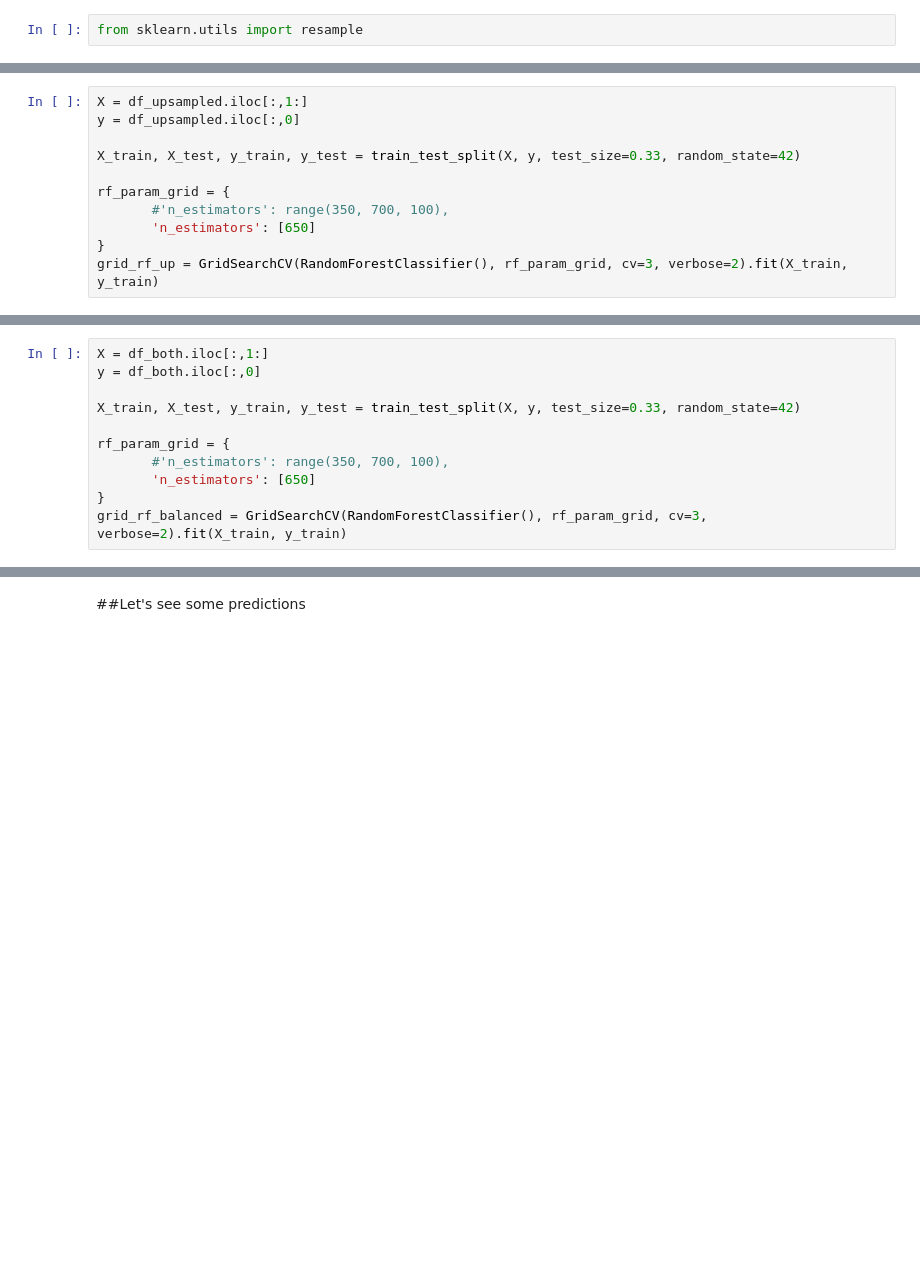
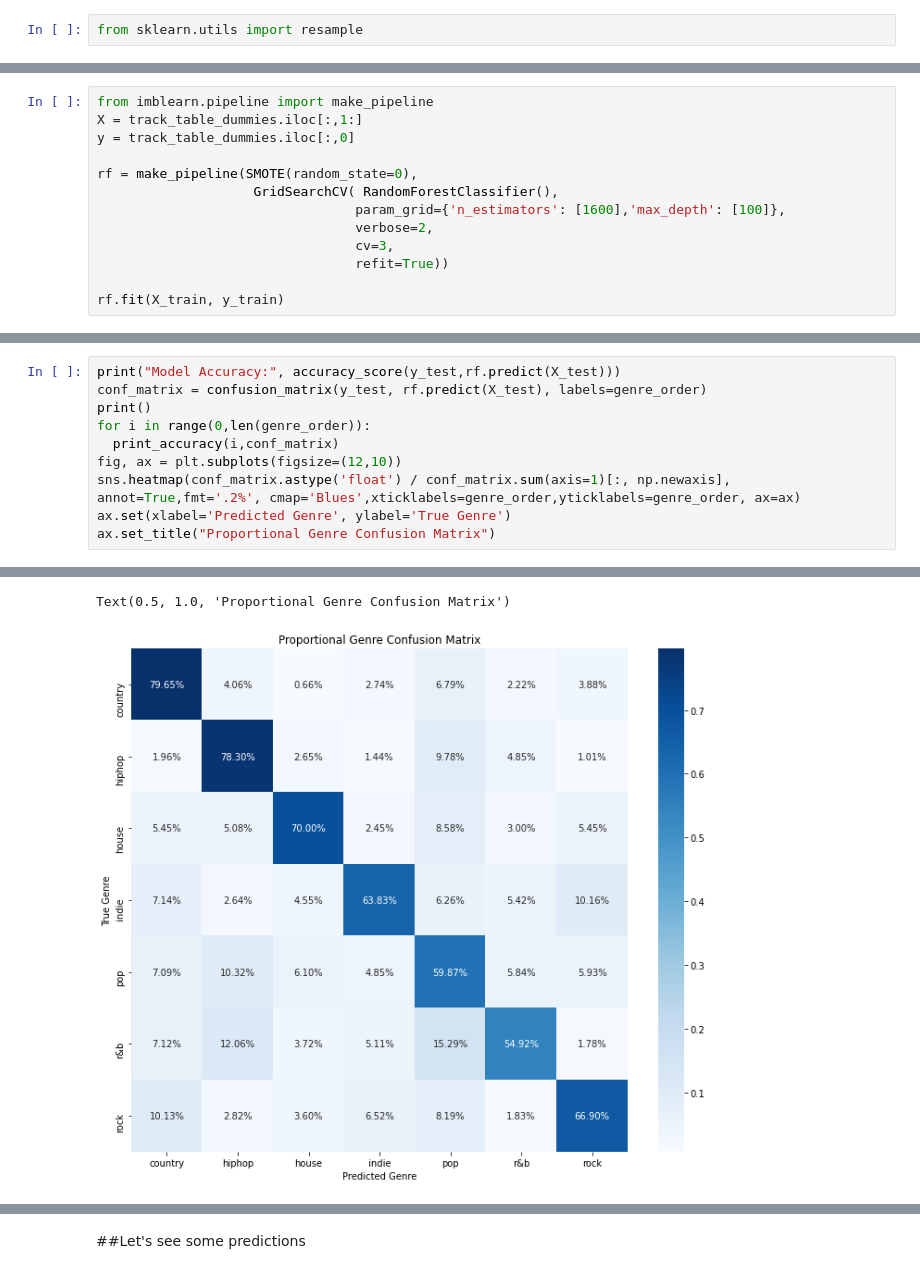
Before and after one commit to ekatnic/SpotifyApiExploration, a Jupyter notebook: Spotify_Analyze_Genre.ipynb, the cells around one changed output, grey strips where cells are left out. Cells and saved outputs as stored; diff of their text form; blank space fills up the shorter version.

```diff
--- a/Spotify_Analyze_Genre.ipynb
+++ b/Spotify_Analyze_Genre.ipynb
@@ -184,11 +249,0 @@ df_upsampled.master_popular_genre.value_counts()
-# %%
-X = df_upsampled.iloc[:,1:]
-y = df_upsampled.iloc[:,0]
-
-X_train, X_test, y_train, y_test = train_test_split(X, y, test_size=0.33, random_state=42)
-
-rf_param_grid = {
-       #'n_estimators': range(350, 700, 100),
-       'n_estimators': [650]
-}
-grid_rf_up = GridSearchCV(RandomForestClassifier(), rf_param_grid, cv=3, verbose=2).fit(X_train, y_train)
@@ -216,11 +249,0 @@ df_both.master_popular_genre.value_counts()
-# %%
-X = df_both.iloc[:,1:]
-y = df_both.iloc[:,0]
-
-X_train, X_test, y_train, y_test = train_test_split(X, y, test_size=0.33, random_state=42)
-
-rf_param_grid = {
-       #'n_estimators': range(350, 700, 100),
-       'n_estimators': [650]
-}
-grid_rf_balanced = GridSearchCV(RandomForestClassifier(), rf_param_grid, cv=3, verbose=2).fit(X_train, y_train)
@@ -229,0 +276,13 @@ print_grid_results(grid_rf_balanced,X_test,y_test)
+# %%
+from imblearn.pipeline import make_pipeline
+X = track_table_dummies.iloc[:,1:]
+y = track_table_dummies.iloc[:,0]
+
+rf = make_pipeline(SMOTE(random_state=0),
+                    GridSearchCV( RandomForestClassifier(),
+                                 param_grid={'n_estimators': [1600],'max_depth': [100]},
+                                 verbose=2,
+                                 cv=3,
+                                 refit=True))
+
+rf.fit(X_train, y_train)
@@ -229,0 +302,11 @@ print_grid_results(grid_rf_balanced,X_test,y_test)
+# %%
+print("Model Accuracy:", accuracy_score(y_test,rf.predict(X_test)))
+conf_matrix = confusion_matrix(y_test, rf.predict(X_test), labels=genre_order)
+print()
+for i in range(0,len(genre_order)):
+  print_accuracy(i,conf_matrix)
+fig, ax = plt.subplots(figsize=(12,10))
+sns.heatmap(conf_matrix.astype('float') / conf_matrix.sum(axis=1)[:, np.newaxis], annot=True,fmt='.2%', cmap='Blues',xticklabels=genre_order,yticklabels=genre_order, ax=ax)
+ax.set(xlabel='Predicted Genre', ylabel='True Genre')
+ax.set_title("Proportional Genre Confusion Matrix")
+# %% [output]
@@ -230 +322,3 @@ print_grid_results(grid_rf_balanced,X_test,y_test)
+Text(0.5, 1.0, 'Proportional Genre Confusion Matrix')
+[figure, added]
 # %% [markdown]
```
Also changed, not shown: parts of 50 cells of this notebook.
